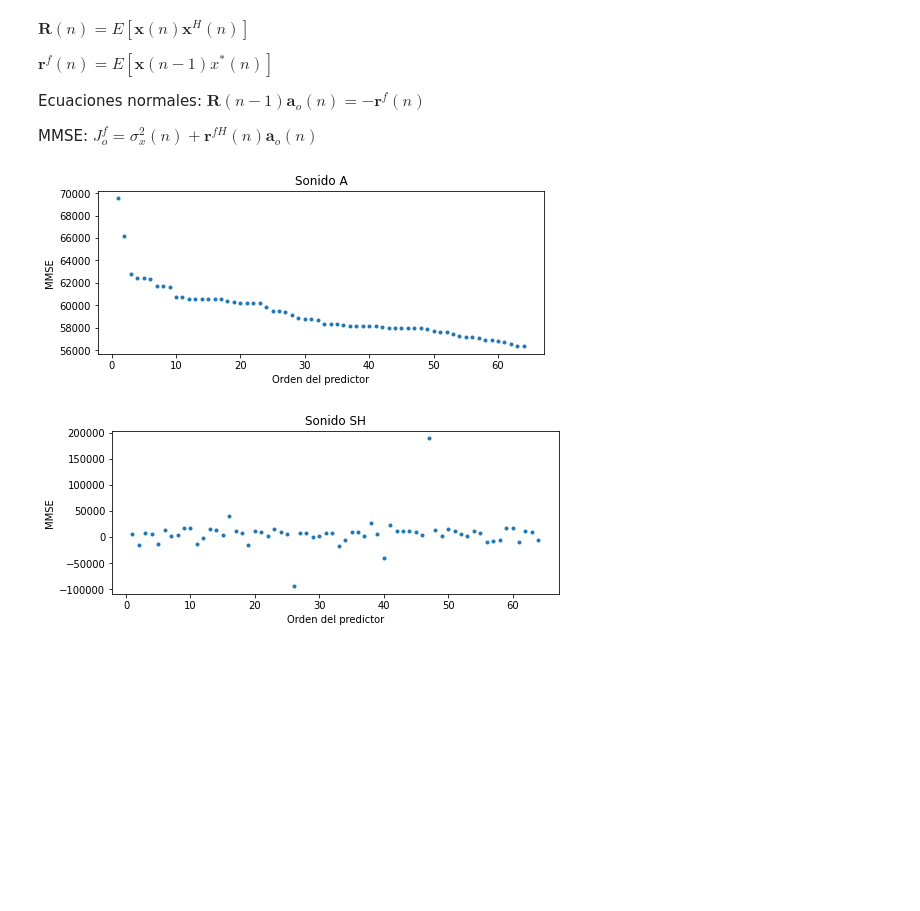
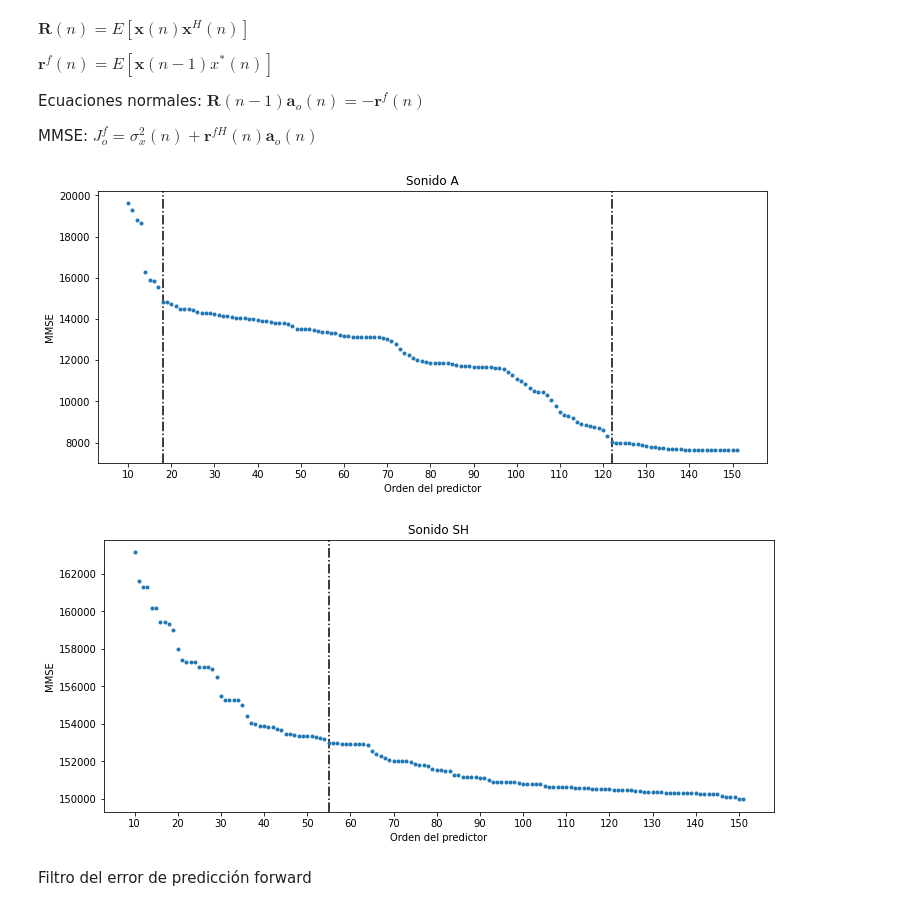
Before and after one commit to pabgonzalez/TP3_PASA_PrediccionLineal, a Jupyter notebook: TP3.ipynb, the cells around one changed output. Drawn from its saved outputs; the diff is of its cells as text; code cells hidden in the pictures; blank space fills up the shorter version.

Commit message:
fix rxx and add fp error filter

```diff
--- a/TP3.ipynb
+++ b/TP3.ipynb
@@ -70,35 +76,48 @@ MMSE:
 $J_o^f = \sigma_x^2(n) + \mathbf{r}^{fH}(n)\mathbf{a}_o(n)$
 # %%
 def flp(data, M):
-    lags, rxx = autocorrelation(data, N=16000, L=500)
+    data = data - np.mean(data)
+    _, rxx = autocorrelation(data, N=16000, L=500)
 
     # Input data vector x=x(n-1)
-    x = data[:M][::-1] # x(n-1) = [x(n-1) x(n-2) ... x(n-M)]
 
     c=rxx[:M] # c = [r(0) ... r(M-1)]
-    R = scipy.linalg.toeplitz(c=c)
+    #R = scipy.linalg.toeplitz(c=c)
     rf = rxx[1:M+1] # rf = [r(1) ... r(M)]
 
     # Solve normal equations
     ao = scipy.linalg.solve_toeplitz(c_or_cr=c, b=-rf)
-    Jo = np.var(data) + np.array(rf) @ np.array(ao)
-    return Jo
+    Jo = rxx[0] + np.dot(np.array(rf), np.array(ao))
+
+    results = dict(data=data, Jo=Jo, rf=rf, ao=ao)
+    return results
 # %%
-def plot_mmse_vs_order(data, max_order, title):
+def plot_mmse_vs_order(data, max_order, title, vlines):
     mmse = []
-    order = [M for M in range(1,max_order+1)]
+    order = [M for M in range(10,max_order+1,1)]
     for M in order:
-        mmse.append(flp(data, M))
+        mmse.append(flp(data, M)["Jo"])
 
-    plt.figure(figsize=(8,3))
+    fig = plt.figure(figsize=(12,5))
+    for vline in vlines:
+        plt.axvline([vline], c='k', linestyle="-.")
     plt.plot(order, mmse, '.')
     plt.title(title)
     plt.xlabel("Orden del predictor")
     plt.ylabel("MMSE")
-    plt.show()
+    plt.xticks([M for M in range(10,max_order+1,10)])
+
+
+    return fig
-# %%
-plot_mmse_vs_order(data_a, 64, "Sonido A")
-plot_mmse_vs_order(data_sh, 64, "Sonido SH")
-# %% [output]
-[figure, removed]
-[figure, removed]
+# %%
+fig_a = plot_mmse_vs_order(data_a, 151, "Sonido A", vlines=[18,122])
+plt.show()
+# %% [output]
+[figure, added]
+# %%
+fig_sh = plot_mmse_vs_order(data_sh, 151, "Sonido SH", vlines=[55])
+plt.show()
+# %% [output]
+[figure, added]
+# %% [markdown]
+Filtro del error de predicción forward
```
Also changed, not shown: parts of 13 cells of this notebook.
